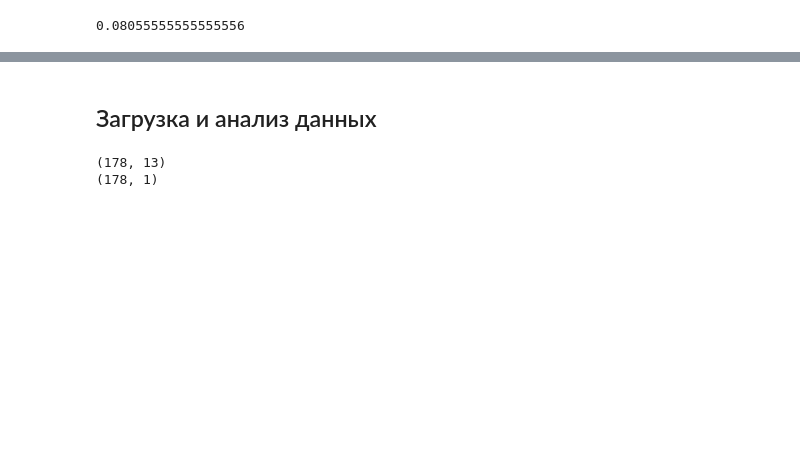
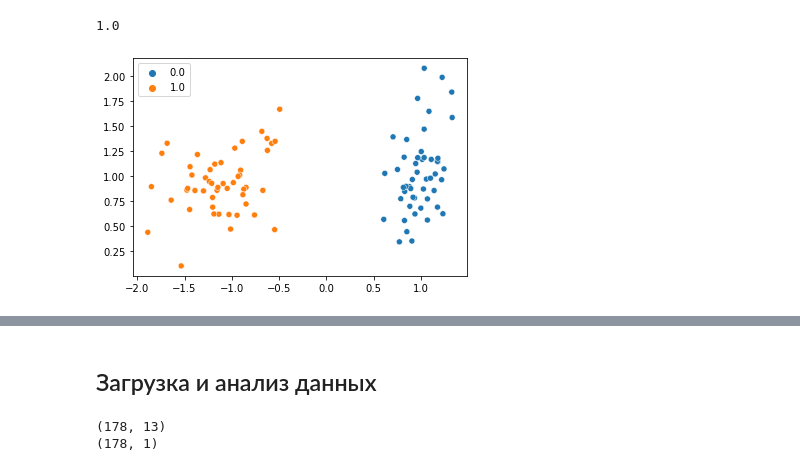
Before and after one commit to shredder67/DSS-cource, a Jupyter notebook: dectree_example.ipynb, the cells around one changed output, grey strips where cells are left out. Cells and saved outputs as stored; diff of their text form; code cells hidden in the pictures; blank space fills up the shorter version.

Commit message:
Decision tree is working greatly!

```diff
--- a/dectree_example.ipynb
+++ b/dectree_example.ipynb
@@ -24,3 +41,12 @@ assert np.array_equal(y[1:], y_r)
+# %%
+model = MyDecisionTree()
+model.fit(X_t, y_t[:, None])
+preds = model.predict(X_t)
+sns.scatterplot(x=X_t[:, 0], y=X_t[:, 1], hue=preds[:, 0])
+accuracy_score(y_t, preds)
+# %% [output]
+1.0
+[figure, added]
 # %%
 digits_data = load_digits().data
 digits_target = load_digits().target[:, None] # to make the targets consistent with our model interfaces
@@ -30,11 +54,3 @@ assert len(y_train.shape) == 2 and y_train.shape[0] == len(X_train)
-# %%
-class_estimator = MyDecisionTree(max_depth=10, criterion_name='gini')
-class_estimator.fit(X_train, y_train)
-ans = class_estimator.predict(X_test)
-accuracy_gini = accuracy_score(y_test, ans)
-print(accuracy_gini)
-# %% [output]
-0.08055555555555556
 # %%
 reference = np.array([0.09027778, 0.09236111, 0.08333333, 0.09583333, 0.11944444,
        0.13888889, 0.09930556, 0.09444444, 0.08055556, 0.10555556])
```
Also changed, not shown: parts of 13 cells of this notebook, 2 other files.
